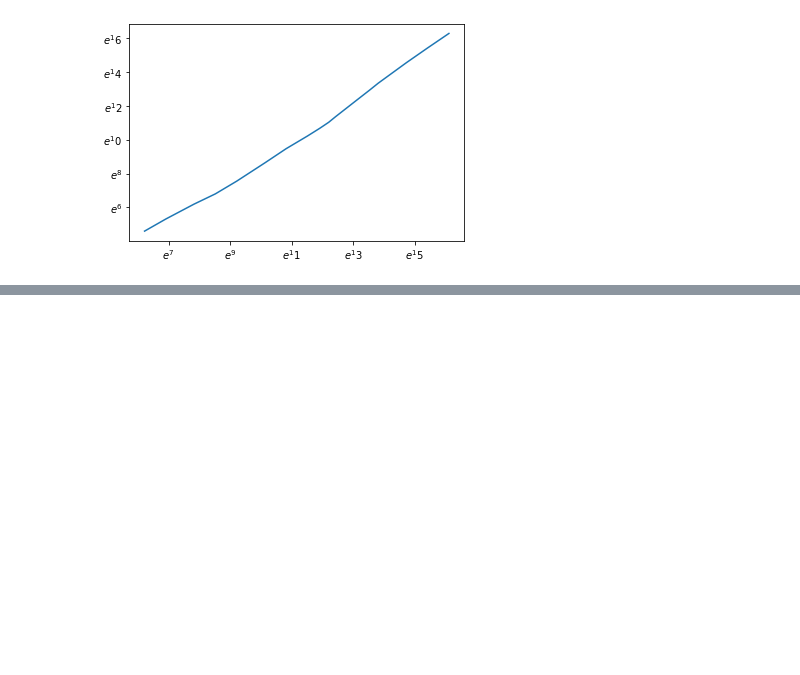
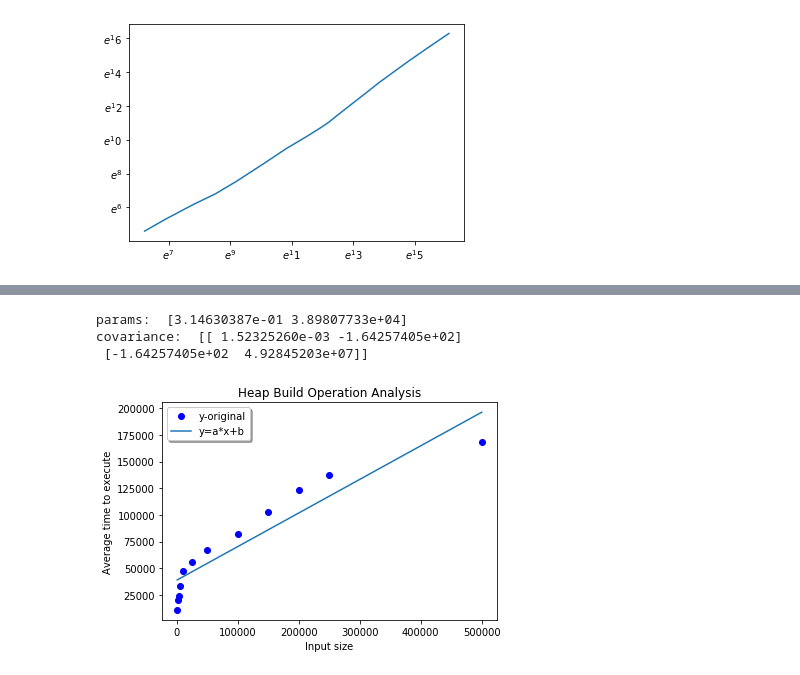
Before and after one commit to thanksgold/IdealAmazon, a Jupyter notebook: Untitled2.ipynb, the cells around one changed output, grey strips where cells are left out. Cells and saved outputs as stored; diff of their text form; code cells hidden in the pictures; blank space fills up the shorter version.

```diff
--- a/Untitled2.ipynb
+++ b/Untitled2.ipynb
@@ -137,0 +171,28 @@ NameError: name 'log' is not defined
+# %%
+# heap build operation
+x = [500,   1000,  2500,  5000,  10000, 25000, 50000, 100000, 150000, 200000, 250000, 500000]#, 750000, 1000000, 2500000]
+y = [10977, 20427, 23855, 33369, 47613, 55958, 67617, 82617,  102617, 123617, 137617, 168617]#,  31516,  60818,   49160  ]
+
+def n_log_n(x, a, b):
+    return a*x+b
+
+params, covs = curve_fit(n_log_n, x, y)
+print("params: ", params)
+print("covariance: ", covs)
+
+params, _ = curve_fit(n_log_n, x, y)
+a, b = params[0], params[1]
+yfit1 = [a*e+b for i, e in enumerate(x)]
+
+plt.plot(x, y, 'bo', label="y-original")
+plt.plot(x, yfit1, label="y=a*x+b")
+plt.title('Heap Build Operation Analysis')
+plt.xlabel('Input size')
+plt.ylabel('Average time to execute')
+plt.legend(loc='best', fancybox=True, shadow=True)
+plt.show()
+# %% [output]
+params:  [3.14630387e-01 3.89807733e+04]
+covariance:  [[ 1.52325260e-03 -1.64257405e+02]
+ [-1.64257405e+02  4.92845203e+07]]
+[figure, added]
```
Also changed, not shown: parts of 5 cells of this notebook, 34 other files.
